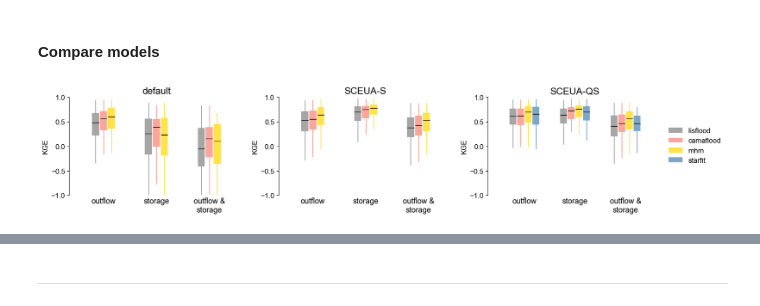
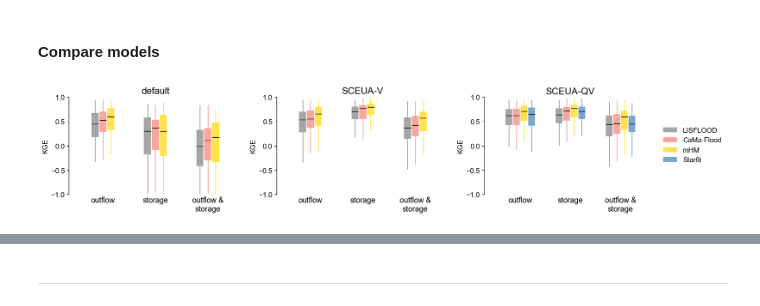
Before and after one commit to casadoj/lisflood-reservoirs, a Jupyter notebook: notebook/ResOpsUS/models/3.2_compare_routines-EGU.ipynb, the cells around one changed output, grey strips where cells are left out. Cells and saved outputs as stored; diff of their text form; code cells hidden in the pictures.

```diff
--- a/notebook/ResOpsUS/models/3.2_compare_routines-EGU.ipynb
+++ b/notebook/ResOpsUS/models/3.2_compare_routines-EGU.ipynb
@@ -40,17 +44,17 @@ plt.rcParams.update({
 # %% [markdown]
 ## Configuration
 # %%
-cfg = Config('Z:/nahaUsers/casadje/datasets/reservoirs/ResOpsUS/v2.0/results/mhm/config_storage.yml')
+cfg = Config('Z:/nahaUsers/casadje/datasets/reservoirs/ResOpsUS/v2.1/results/mhm/mhm_storage.yml')
 
 PATH_RESULTS = cfg.PATH_DEF.parent.parent
 print(f'Results will be saved in {PATH_RESULTS}')
 
-models = ['linear', 'lisflood', 'hanazaki_5pars', 'mhm', 'starfit']
+models = ['lisflood', 'camaflood', 'mhm', 'starfit']
 
 runs = {
     'default': 'default',
     'SCEUA-Q': 'calibration/univariate/outflow',
-    'SCEUA-S': 'calibration/univariate/storage',
-    'SCEUA-QS': 'calibration/bivariate'
+    'SCEUA-V': 'calibration/univariate/storage',
+    'SCEUA-QV': 'calibration/bivariate'
 }
 # %% [output]
@@ -61,10 +81,10 @@ Results will be saved in Z:\nahaUsers\casadje\datasets\reservoirs\ResOpsUS\v2.0\
 ### Attributes
 # %%
 # list of reservoirs to be trained
-reservoirs = pd.read_csv(cfg.RESERVOIRS_FILE, header=None).squeeze().tolist()
+reservoir_list = pd.read_csv(cfg.RESERVOIRS_FILE, header=None).squeeze().tolist()
 
 # import all tables of attributes
-attributes = read_attributes(cfg.PATH_DATA / 'attributes', reservoirs)
+attributes = read_attributes(cfg.PATH_DATA / 'attributes', reservoir_list)
 
 # invert the one-hot encoder of main reservoir use
 col_use = attributes.columns[attributes.columns.str.contains('MAIN_')]
@@ -210,10 +336,10 @@ boxplot_comparison(
 # %%
 # compare models
 boxplot_comparison(
-    performance.sel(model=['lisflood', 'camaflood', 'mhm', 'starfit'], run=['default', 'SCEUA-S', 'SCEUA-QS']),
+    performance.sel(model=['LISFLOOD', 'CaMa-Flood', 'mHM', 'Starfit'], run=['default', 'SCEUA-V', 'SCEUA-QV']),
     ax_dim='run',
     col_dim='model',
-    save=PATH_RESULTS / f'boxplots_compare_models.jpg'
+    # save=PATH_RESULTS / f'boxplots_compare_models.pdf'
 )
 # %% [output]
-[figure, old version]
+[figure, new version]
```
Also changed, not shown: parts of 21 cells of this notebook.
